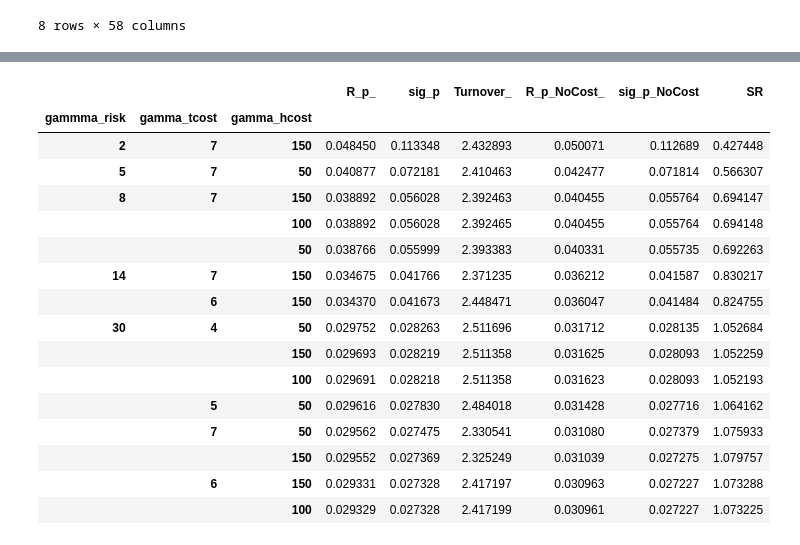
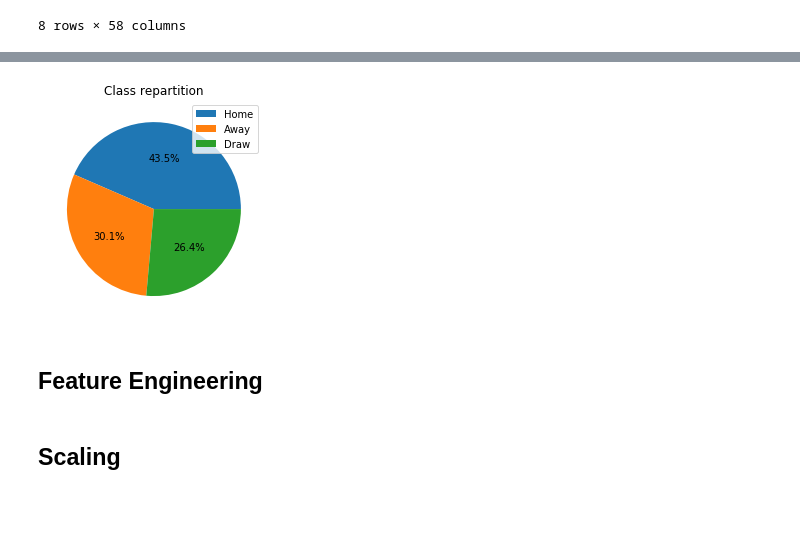
Before and after one commit to AntMarchal/DataScienceInPractice, a Jupyter notebook: Project/code/Project.ipynb, the cells around one changed output, grey strips where cells are left out. Drawn from its saved outputs; the diff is of its cells as text; code cells hidden in the pictures; blank space fills up the shorter version.

```diff
--- a/Project/code/Project.ipynb
+++ b/Project/code/Project.ipynb
@@ -225,20 +178,10 @@ MPO_pareto_df_NoCost = Pareto(MPO_df,cost=False)
-# %%
-MPO_pareto_df
-# %% [output]
-|  |  |  | R_p_ | sig_p | Turnover_ | R_p_NoCost_ | sig_p_NoCost | SR |
-| gammma_risk | gamma_tcost | gamma_hcost |  |  |  |  |  |  |
-| 2 | 7 | 150 | 0.048450 | 0.113348 | 2.432893 | 0.050071 | 0.112689 | 0.427448 |
-| 5 | 7 | 50 | 0.040877 | 0.072181 | 2.410463 | 0.042477 | 0.071814 | 0.566307 |
-| 8 | 7 | 150 | 0.038892 | 0.056028 | 2.392463 | 0.040455 | 0.055764 | 0.694147 |
-|  |  | 100 | 0.038892 | 0.056028 | 2.392465 | 0.040455 | 0.055764 | 0.694148 |
-|  |  | 50 | 0.038766 | 0.055999 | 2.393383 | 0.040331 | 0.055735 | 0.692263 |
-| 14 | 7 | 150 | 0.034675 | 0.041766 | 2.371235 | 0.036212 | 0.041587 | 0.830217 |
-|  | 6 | 150 | 0.034370 | 0.041673 | 2.448471 | 0.036047 | 0.041484 | 0.824755 |
-| 30 | 4 | 50 | 0.029752 | 0.028263 | 2.511696 | 0.031712 | 0.028135 | 1.052684 |
-|  |  | 150 | 0.029693 | 0.028219 | 2.511358 | 0.031625 | 0.028093 | 1.052259 |
-|  |  | 100 | 0.029691 | 0.028218 | 2.511358 | 0.031623 | 0.028093 | 1.052193 |
-|  | 5 | 50 | 0.029616 | 0.027830 | 2.484018 | 0.031428 | 0.027716 | 1.064162 |
-|  | 7 | 50 | 0.029562 | 0.027475 | 2.330541 | 0.031080 | 0.027379 | 1.075933 |
-|  |  | 150 | 0.029552 | 0.027369 | 2.325249 | 0.031039 | 0.027275 | 1.079757 |
-|  | 6 | 150 | 0.029331 | 0.027328 | 2.417197 | 0.030963 | 0.027227 | 1.073288 |
-|  |  | 100 | 0.029329 | 0.027328 | 2.417199 | 0.030961 | 0.027227 | 1.073225 |
+# %%
+y = data['FTR']
+plt.pie(y.value_counts(),autopct='%1.1f%%')
+plt.legend(['Home','Away','Draw'])
+plt.title('Class repartition')
+plt.show()
+# %% [output]
+[figure, added]
+# %% [markdown]
+## Feature Engineering
@@ -244,0 +294,2 @@ MPO_pareto_df
+# %% [markdown]
+## Scaling
```
Also changed, not shown: parts of 32 cells of this notebook.
